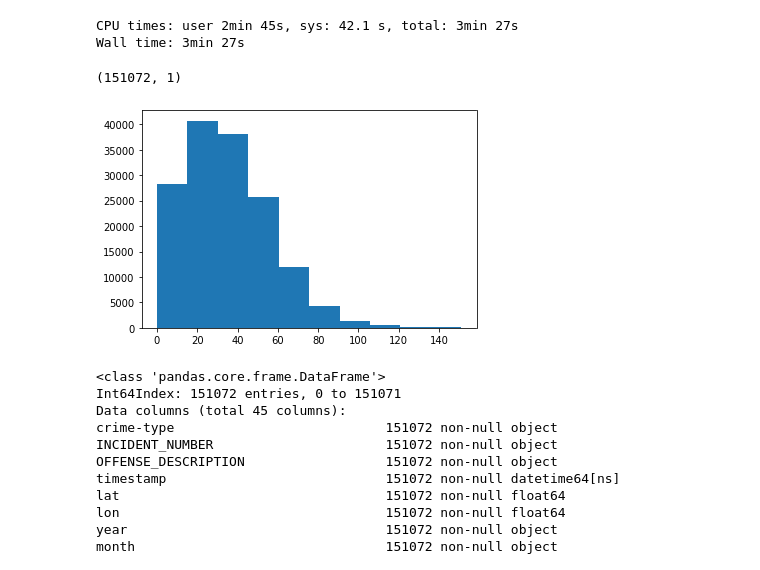
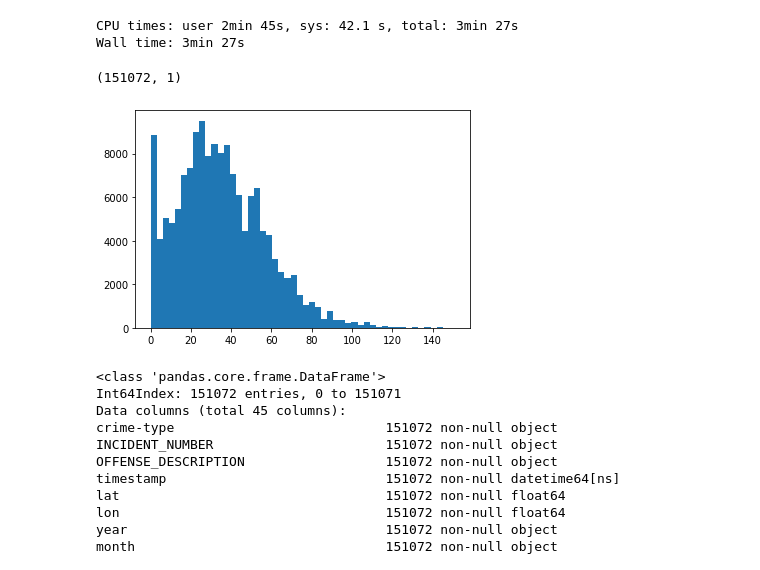
Before and after one commit to sedelmeyer/predicting-crime, a Jupyter notebook: notebooks/022_FEATURES_build_model_features.ipynb, the cells around one changed output. Saved outputs shown, nothing was run; the diff lists cells and outputs as text; code cells hidden in the pictures.

```diff
--- a/notebooks/022_FEATURES_build_model_features.ipynb
+++ b/notebooks/022_FEATURES_build_model_features.ipynb
@@ -384,11 +385,11 @@ Wall time: 3min 27s
 # %%
 print(streetlights.shape)
 
-plt.hist(streetlights)
+plt.hist(streetlights, bins=50)
 plt.show()
 # %% [output]
 (151072, 1)
-[figure, old version]
+[figure, new version]
 # %%
 # add streetlights feature to crime data
 df_crime['streetlights'] = streetlights
```
Also changed, not shown: parts of 30 cells of this notebook.
